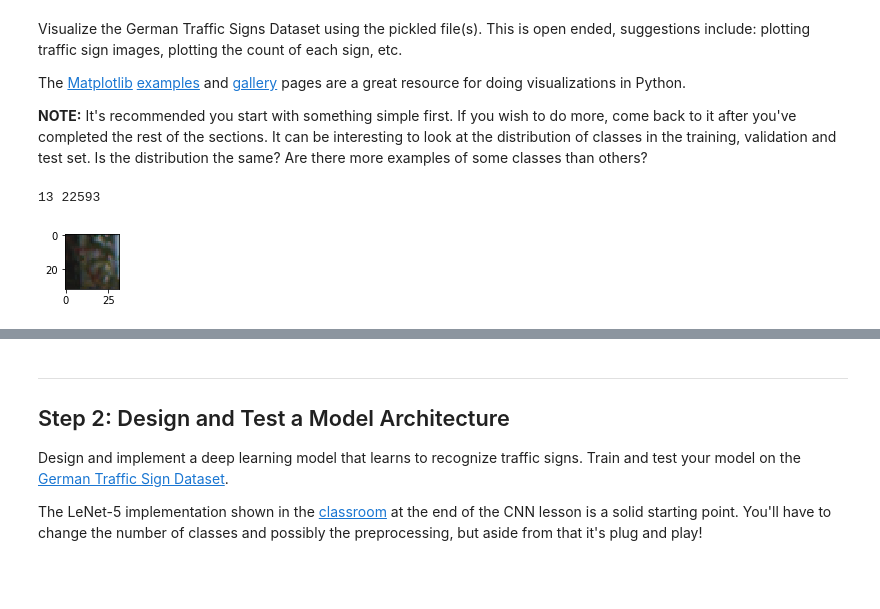
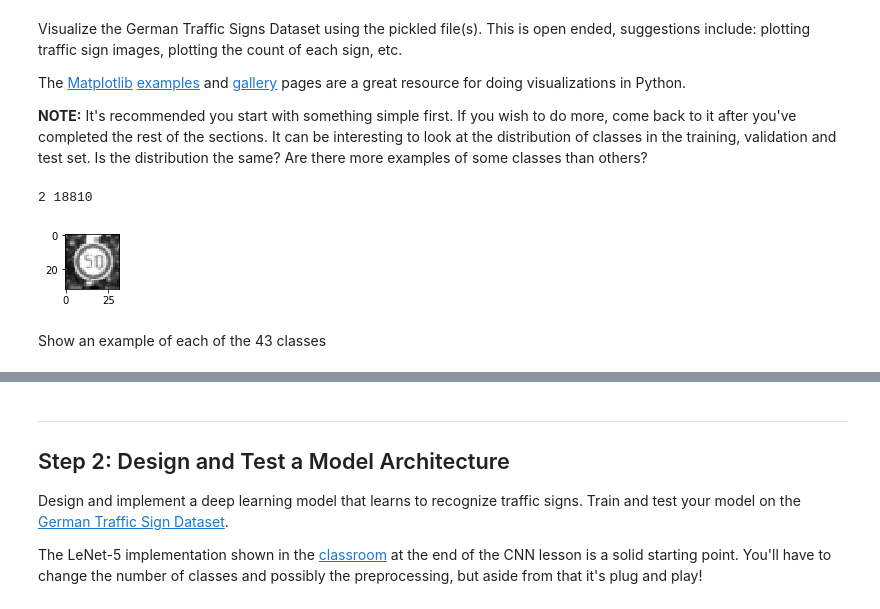
Before and after one commit to ksepehri/CarND-Traffic-Sign-Classifier-Project, a Jupyter notebook: Traffic_Sign_Classifier.ipynb, the cells around one changed output, grey strips where cells are left out. Saved outputs shown, nothing was run; the diff lists cells and outputs as text; code cells hidden in the pictures; blank space fills up the shorter version.

```diff
--- a/Traffic_Sign_Classifier.ipynb
+++ b/Traffic_Sign_Classifier.ipynb
@@ -111,20 +111,22 @@ def grayscale(img):
 # %%
 ### Data exploration visualization code goes here.
 ### Feel free to use as many code cells as needed.
 import random
 import matplotlib.pyplot as plt
 # Visualizations will be shown in the notebook.
 %matplotlib inline
 
 index = random.randint(0, len(X_train))
-# index = 18810
+index = 18810
 image = X_train[index].squeeze()
 
 plt.figure(figsize=(1,1))
 # print((X_train[index]-128)/128)
 # plt.imshow(np.dot(image,[0.299, 0.587, 0.114]), cmap='gray')
-plt.imshow(image)
+plt.imshow(image, cmap='gray')
 print(y_train[index], index)
 # %% [output]
-13 22593
+2 18810
-[figure, old version]
+[figure, new version]
+# %% [markdown]
+Show an example of each of the 43 classes
```
Also changed, not shown: parts of 12 cells of this notebook, 1 other file.
